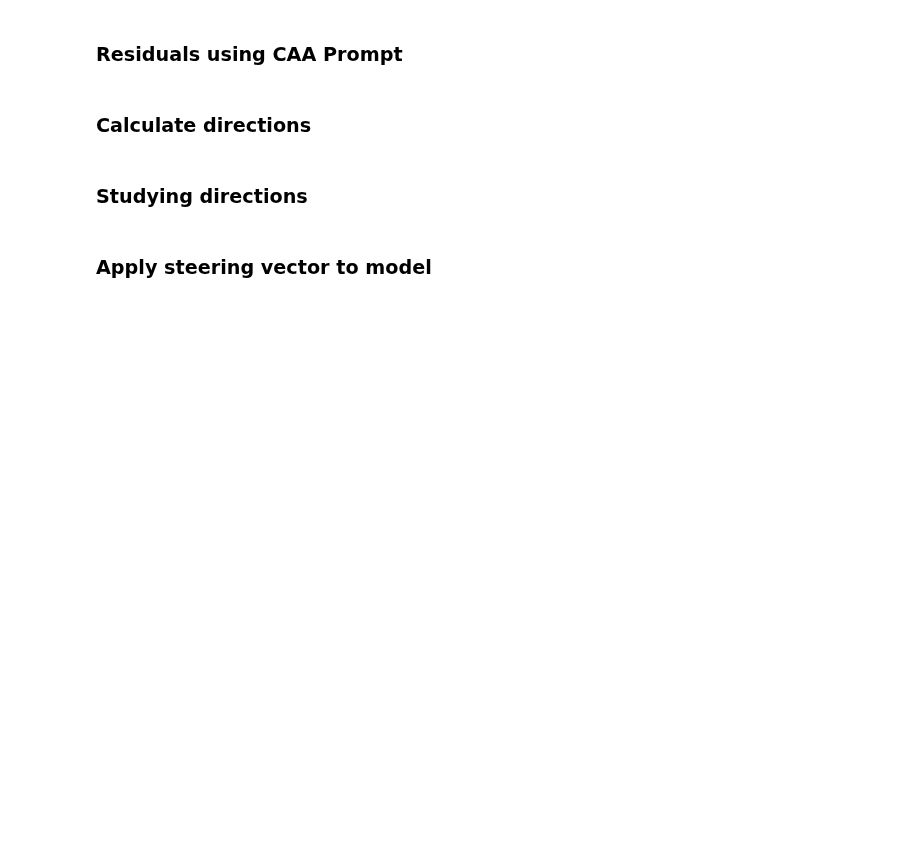
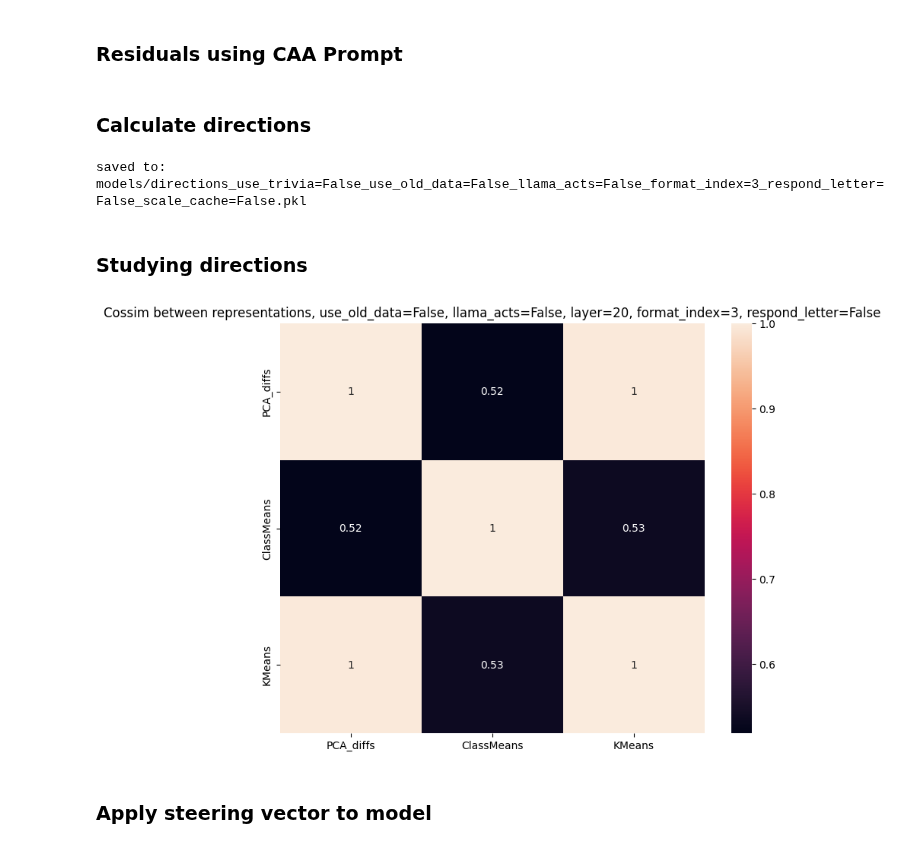
Before and after one commit to magikarp01/hp-unlrn, a Jupyter notebook: hp_dlk.ipynb, the cells around one changed output. Saved outputs shown, nothing was run; the diff lists cells and outputs as text; code cells hidden in the pictures; blank space fills up the shorter version.

```diff
--- a/hp_dlk.ipynb
+++ b/hp_dlk.ipynb
@@ -24,7 +25,7 @@ hp_model = AutoModelForCausalLM.from_pretrained("microsoft/Llama2-7b-WhoIsHarryP
 llama_model = AutoModelForCausalLM.from_pretrained("meta-llama/Llama-2-7b-chat-hf")
 tokenizer = AutoTokenizer.from_pretrained("meta-llama/Llama-2-7b-chat-hf")
 tokenizer.pad_token = tokenizer.eos_token
-tokenizer.padding_side = "left"
+# tokenizer.padding_side = "left"
 # %%
 # load HookedTransformer
 # might need to adapt to quantize for 24gb 3090, or remove .cuda()
@@ -618,7 +653,7 @@ from sklearn.cluster import KMeans
 directions = defaultdict(dict)
 
 # layer = 25
-scale_cache = True
+scale_cache = False
 for layer in tqdm(range(tl_llama.cfg.n_layers)):
     H0_cache = torch.cat(correct_llama_train_resid_cache[layer], dim=0).numpy()
     H1_cache = torch.cat(incorrect_llama_train_resid_cache[layer], dim=0).numpy()
@@ -666,15 +701,17 @@ for layer in tqdm(range(tl_llama.cfg.n_layers)):
 # %%
 import pickle
 if use_caa_format:
-    with open(f"models/directions_caa_{llama_acts=}_{format_index=}_{num_points=}", "wb") as f:
+    with open(f"models/directions_caa_{llama_acts=}_{format_index=}_{num_points=}_{scale_cache=}", "wb") as f:
         pickle.dump(directions, f)
 
-    print(f"saved to: models/directions_caa_{llama_acts=}_{format_index=}_{num_points=}.pkl")
+    print(f"saved to: models/directions_caa_{llama_acts=}_{format_index=}_{num_points=}_{scale_cache=}.pkl")
 else:
-    with open(f"models/directions_{use_trivia=}_{use_old_data=}_{llama_acts=}_{format_index=}_{respond_letter=}.pkl", "wb") as f:
+    with open(f"models/directions_{use_trivia=}_{use_old_data=}_{llama_acts=}_{format_index=}_{respond_letter=}_{scale_cache=}.pkl", "wb") as f:
         pickle.dump(directions, f)
 
-    print(f"saved to: models/directions_{use_trivia=}_{use_old_data=}_{llama_acts=}_{format_index=}_{respond_letter=}.pkl")
+    print(f"saved to: models/directions_{use_trivia=}_{use_old_data=}_{llama_acts=}_{format_index=}_{respond_letter=}_{scale_cache=}.pkl")
+# %% [output]
+saved to: models/directions_use_trivia=False_use_old_data=False_llama_acts=False_format_index=3_respond_letter=False_scale_cache=False.pkl
 # %% [markdown]
 ### Studying directions
 # %%
@@ -688,30 +725,32 @@ import pickle
 # %%
 import matplotlib.pyplot as plt
 from tqdm import tqdm
 import pandas as pd
 dfs = []
 n_layers = 32
 from sklearn.metrics.pairwise import cosine_similarity
 # calculate cosine similarity between directions
 for layer in tqdm(range(n_layers)):
     temp = {key : directions[key][layer] for key in directions.keys()}
     for key in temp.keys():
         temp[key] = temp[key].squeeze()
     df = pd.DataFrame.from_dict(temp, orient='index')
     cosine_sim_matrix = cosine_similarity(df.values)
     cosine_sim_df = pd.DataFrame(cosine_sim_matrix, index=df.index, columns=df.index)
     dfs.append(cosine_sim_df)
 
 import seaborn as sns
-layer = 25
+layer = 20
 plt.figure(figsize=(9, 7))
 sns.heatmap(dfs[layer], annot=True)
 # add title
 if use_caa_format:
     plt.title(f"Cossim between representations, {llama_acts=}, {format_index=}, {use_caa_format=}")
 else:
     plt.title(f"Cossim between representations, {use_old_data=}, {llama_acts=}, {layer=}, {format_index=}, {respond_letter=}")
 plt.show()
+# %% [output]
+[figure, added]
 # %% [markdown]
 ### Apply steering vector to model
 # %%
```
Also changed, not shown: parts of 8 cells of this notebook, 12 other files.
